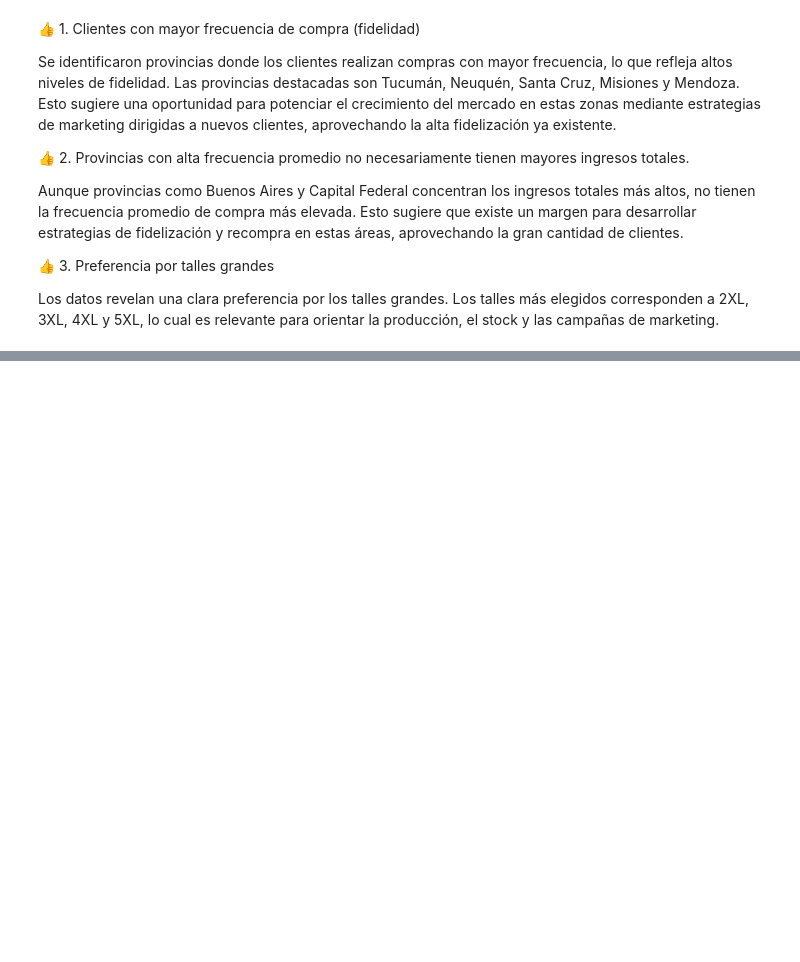
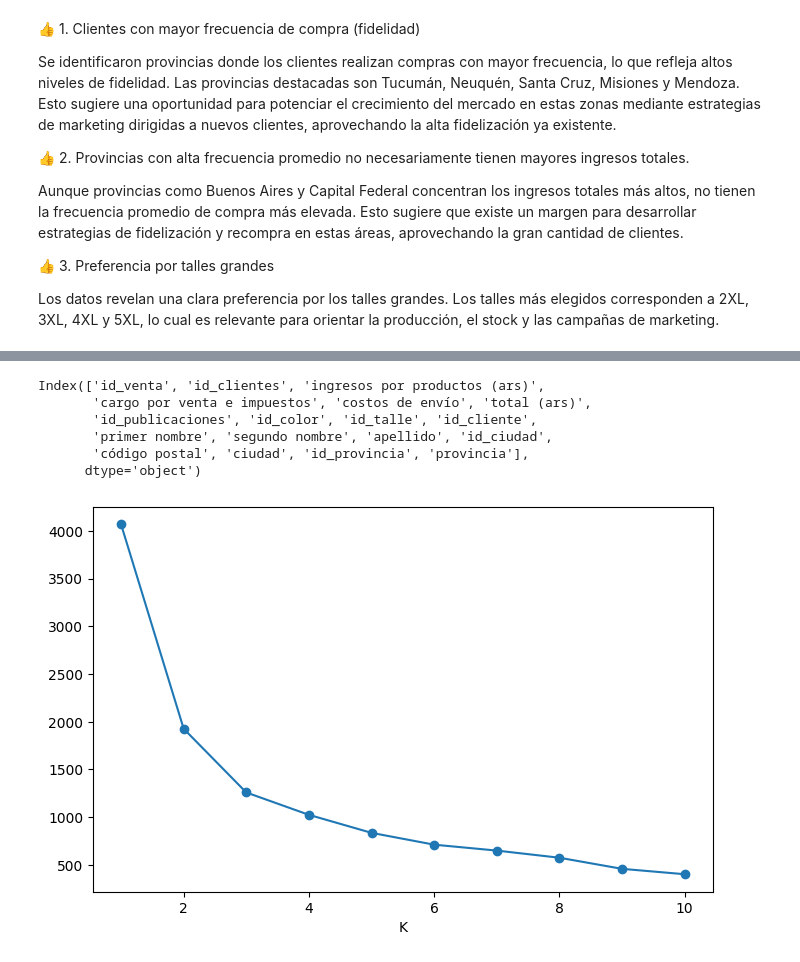
Before and after one commit to KatjaCarvajalCeci/Tochana, a Jupyter notebook: ProyectoDS_Parte2_CarvajalCeciKatja.ipynb, the cells around one changed output, grey strips where cells are left out. Cells and saved outputs as stored; diff of their text form; code cells hidden in the pictures; blank space fills up the shorter version.

```diff
--- a/ProyectoDS_Parte2_CarvajalCeciKatja.ipynb
+++ b/ProyectoDS_Parte2_CarvajalCeciKatja.ipynb
@@ -741,0 +782,54 @@ Los datos revelan una clara preferencia por los talles grandes. Los talles más
+# %%
+# Unifico informacion de clientes y ventas
+df_segmentacion = df_ventas.merge(
+    df_clientes, left_on='id_clientes', right_on='id_cliente', how='inner'
+).merge(
+    df_ciudad, on='id_ciudad', how='inner'
+).merge(
+    df_provincia, on='id_provincia', how='inner'
+)
+# %%
+print(df_segmentacion.columns) # Me aseguro que se hayan unido los campos correctos
+# %% [output]
+Index(['id_venta', 'id_clientes', 'ingresos por productos (ars)',
+       'cargo por venta e impuestos', 'costos de envío', 'total (ars)',
+       'id_publicaciones', 'id_color', 'id_talle', 'id_cliente',
+       'primer nombre', 'segundo nombre', 'apellido', 'id_ciudad',
+       'código postal', 'ciudad', 'id_provincia', 'provincia'],
+      dtype='object')
+# %%
+df_segmentacion = df_segmentacion.groupby('id_clientes').agg({
+    'total (ars)': 'sum',
+    'id_venta': 'count',
+    'id_talle': lambda x: x.mode()[0] if not x.isnull().all() else np.nan,
+    'id_color': lambda x: x.mode()[0] if not x.isnull().all() else np.nan,
+    'provincia': 'first'
+}).reset_index()
+
+df_segmentacion.rename(columns={
+    'total (ars)': 'ingresos_totales',
+    'id_venta': 'frecuencia_compra',
+    'id_talle': 'talle_preferido',
+    'id_color': 'color_preferido'
+}, inplace=True)
+# %%
+variables_cluster = df_segmentacion[['ingresos_totales', 'frecuencia_compra']]
+# Escalo las variables
+scaler = StandardScaler()
+variables_escaladas = scaler.fit_transform(variables_cluster)
+# %%
+#Intento determinar utilizando el metodo codo el número óptimo de clústeres (K-means)
+inertia = []
+K_range = range(1, 11)
+
+for k in K_range:
+    kmeans = KMeans(n_clusters=k, random_state=42)
+    kmeans.fit(variables_escaladas)
+    inertia.append(kmeans.inertia_)
+
+plt.figure(figsize=(8, 5))
+plt.plot(K_range, inertia, marker='o')
+plt.xlabel('K')
+plt.show()
+# %% [output]
+[figure, added]
```
Also changed, not shown: parts of 39 cells of this notebook.
